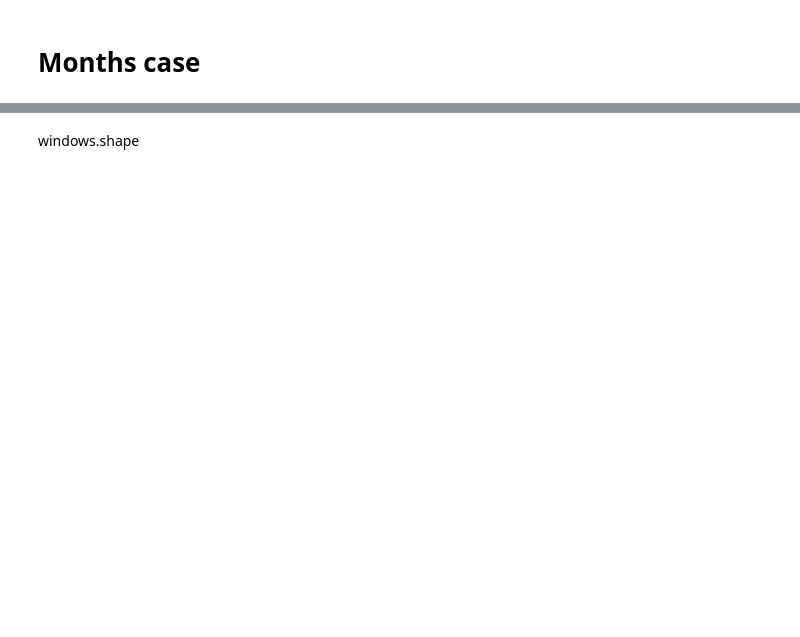
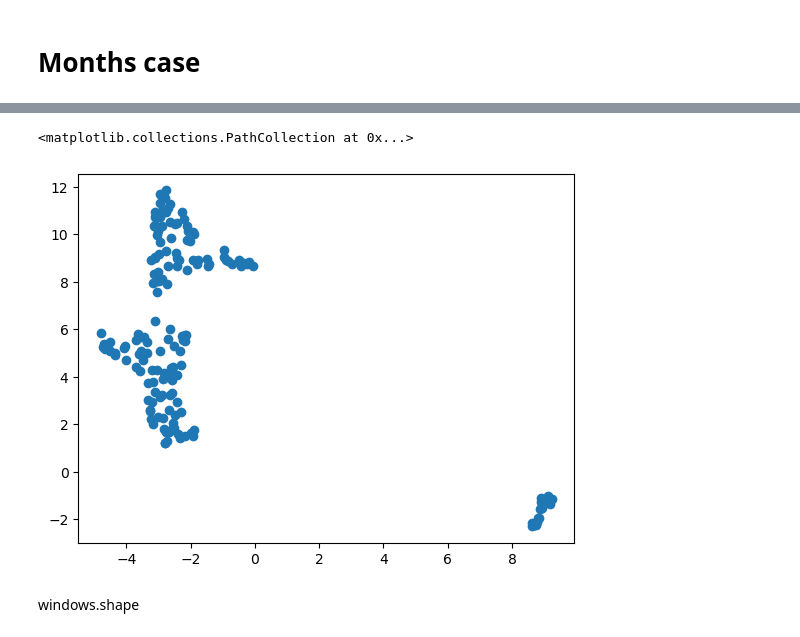
Before and after one commit to texsmv/airq_tool, a Jupyter notebook: ontario_projections_months copy.ipynb, the cells around one changed output, grey strips where cells are left out. Cells and saved outputs as stored; diff of their text form; code cells hidden in the pictures; blank space fills up the shorter version.

```diff
--- a/ontario_projections_months copy.ipynb
+++ b/ontario_projections_months copy.ipynb
@@ -27,8 +28,11 @@ UMAP_NEIGHBORS = 15
 # %% [markdown]
 # Months case
 # %%
-windows_map = read_brasil(granularity='years', cache=True)
-# windows_map = read_ontario(granularity='months', cache=True)
-# windows_map = read_hongkong (granularity='years', cache=True, max_missing=0.1)
+granularity = 'months'
+dataset = HongKongDataset(granularity=granularity)
+# dataset = OntarioDataset(granularity=granularity)
+# windows_map = read_brasil(granularity='years', cache=True)
+# windows_map = read_ontario(granularity=granularity,                   cache=True)
+windows_map = read_hongkong (granularity='years', cache=True, max_missing=0.1)
 pollutans = POLLUTANTS
 # windows, dates, station_ids, stations = commonWindows(windows_map, pollutans)
@@ -35,4 +41,6 @@ pollutans = POLLUTANTS
 # %%
-windows, dates, station_ids, stations = commonWindows(windows_map, pollutans)
+# print(dataset.stations)
+windows, dates, station_ids, stations = commonWindows(windows_map, pollutans, dataset.stations)
+# windows, dates, station_ids, stations = dataset.common_windows('NO2', dataset.stations)
 print(windows.shape)
 # %% [output]
@@ -39,0 +62,15 @@ print(windows.shape)
+# %%
+from source.featlearn.autoencoder_lr import AutoencoderFL
+from source.featlearn.mec_framework import MEC_FL
+
+FEATURE_SIZE_CAE = 20
+
+# X_train, X_val = train_test_split(mts.X.transpose([0, 2, 1]))
+
+# net = AutoencoderFL(mts.D, mts.T, feature_size=FEATURE_SIZE_CAE)
+# net.fit(mts.X, epochs=1000, batch_size=200,)
+# _, features = net.encode(mts.X)
+
+net = MEC_FL(windows.shape[2], windows.shape[1], feature_size=FEATURE_SIZE_CAE)
+net.fit(windows.transpose(0,2,1), epochs=1000, batch_size=100, freq = 10)
+features = net.encode(windows.transpose(0,2,1))
@@ -40,3 +95,14 @@ print(windows.shape)
+# %%
+import umap
+
+reducer = umap.UMAP(n_components=2, metric='cosine', n_neighbors=UMAP_NEIGHBORS)
+coords = reducer.fit_transform(features)
+# %%
+import matplotlib.pyplot as plt
+plt.scatter(coords[:, 0], coords[:, 1])
+# %% [output]
+<matplotlib.collections.PathCollection at 0x...>
+[figure, added]
 # %% [markdown]
 windows.shape
 # %%
```
Also changed, not shown: parts of 6 cells of this notebook, 4 other files.
